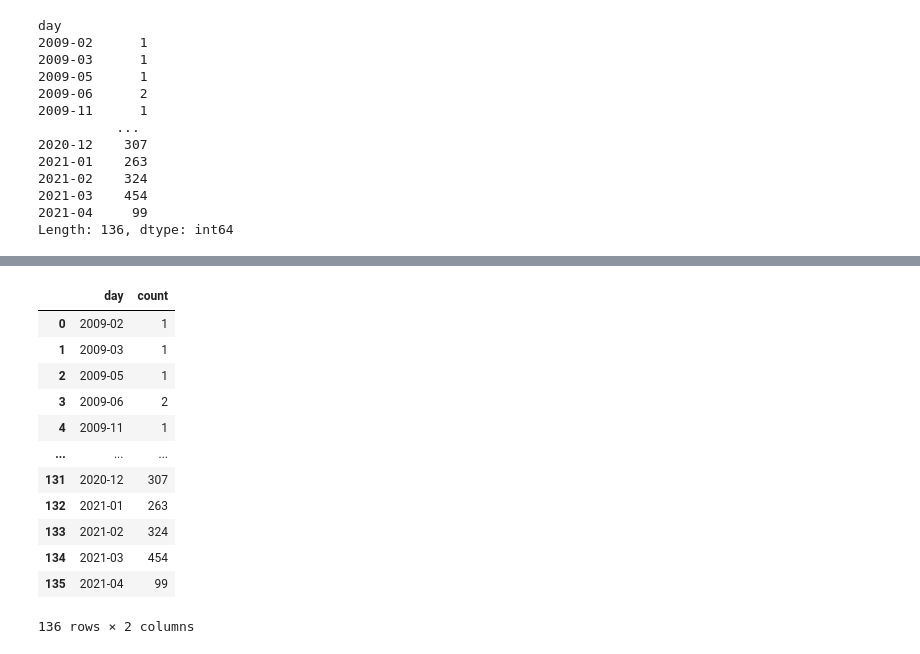
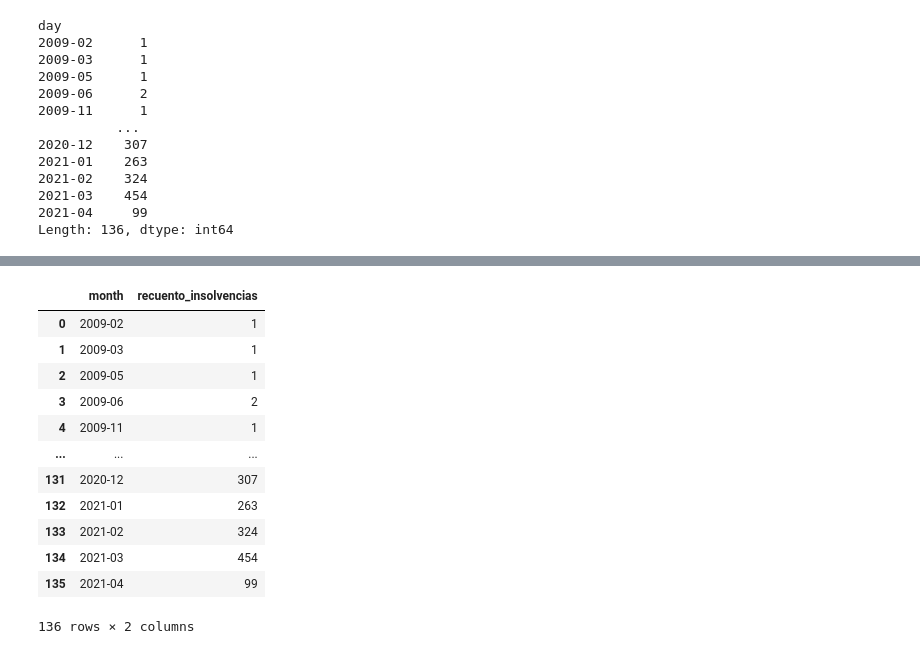
Before and after one commit to xavierlopeze/Librebor-insolvencias, a Jupyter notebook: Full Code.ipynb, the cells around one changed output, grey strips where cells are left out. Drawn from its saved outputs; the diff is of its cells as text; code cells hidden in the pictures.

```diff
--- a/Full Code.ipynb
+++ b/Full Code.ipynb
@@ -75,3 +83,7 @@ df["day"]= [x[:7] for x in df["date"]]
+# %%
+filename = "data/insolvencias_2021.04.20"
+
+df = pd.read_csv(filename + '.csv', low_memory = False)
 # %%
 df.shape
 # %% [output]
@@ -202,8 +143,8 @@ alt.Chart(df_dates_cn).mark_line().encode(
 # %%
-df_dates_cn = df_dates.rename(columns = {0:"count"})
+df_dates_cn = df_dates.rename(columns = {0:"recuento_insolvencias", "day":"month"})
 df_dates_cn
 # %% [output]
-|  | day | count |
+|  | month | recuento_insolvencias |
 | 0 | 2009-02 | 1 |
 | 1 | 2009-03 | 1 |
 | 2 | 2009-05 | 1 |
```
Also changed, not shown: parts of 23 cells of this notebook, 7 other files.
